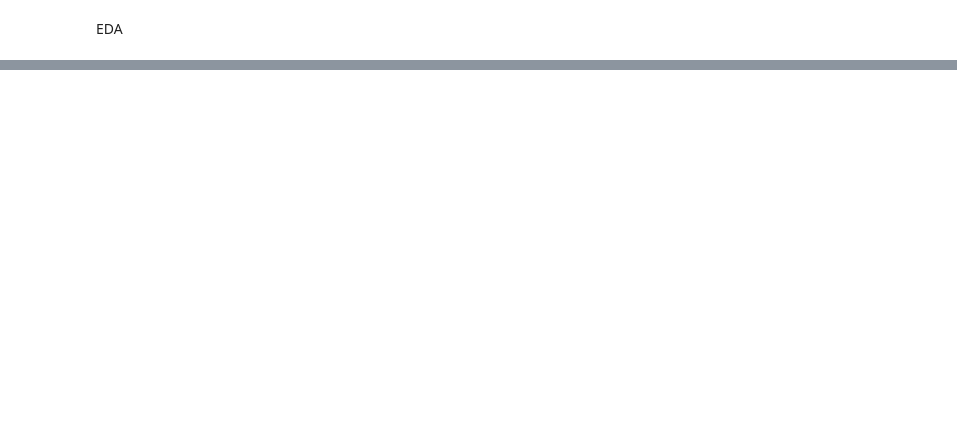
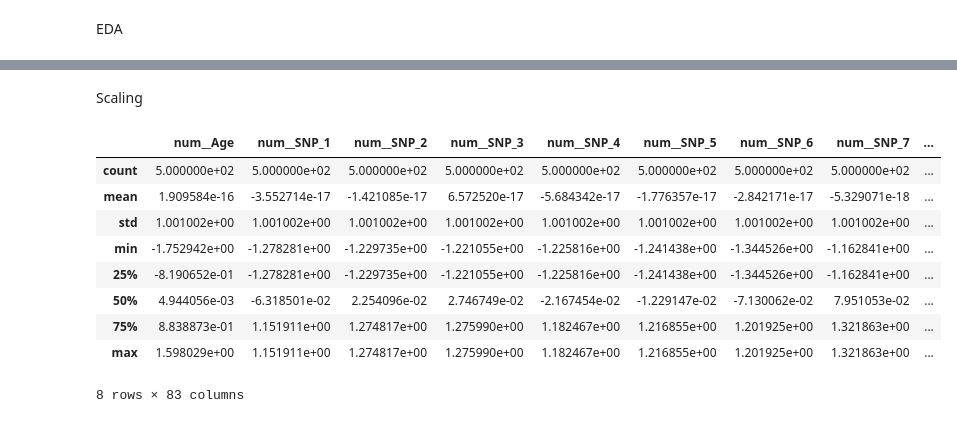
Before and after one commit to BethArnold204/Kaggle-notebooks, a Jupyter notebook: psygenome.ipynb, the cells around one changed output, grey strips where cells are left out. Drawn from its saved outputs; the diff is of its cells as text; code cells hidden in the pictures; blank space fills up the shorter version.

Commit message:
Kaggle Notebook | PsyGenome | version - OneHotEncoder and scaling

```diff
--- a/psygenome.ipynb
+++ b/psygenome.ipynb
@@ -67,0 +177,23 @@ plt.show()
+# %%
+from sklearn.compose import ColumnTransformer
+from sklearn.preprocessing import StandardScaler, OneHotEncoder
+
+# drop categorical values and keep numeric
+num_cols = df.drop(columns=["Diagnosis","Patient_ID","Gender","Family_History"]).columns
+
+#using columntransformer pipeline tool - handle encoding and scaling in one object
+# scales all numerial to mean = 0 SD = 1
+# one hot encoding of cat data to binary data
+# drops redundent column (dont need multiple cat columns)
+preprocessor = ColumnTransformer(
+    transformers=[
+        ("num", StandardScaler(), num_cols),
+        ("cat", OneHotEncoder(drop="first"), ["Gender","Family_History"])
+    ]
+)
+# %%
+X = df.drop(columns=["Diagnosis", "Patient_ID"])
+y = df["Diagnosis"]
+# %%
+# fit - learn params - transform the data (fit + transform)
+X_transformed = preprocessor.fit_transform(X)
@@ -67,0 +217,10 @@ plt.show()
+# %%
+# convert transformed array to dataframe
+feature_names = preprocessor.get_feature_names_out()
+
+X_transformed_df = pd.DataFrame(
+    X_transformed,
+    columns=feature_names
+)
+
+print(X_transformed_df.head())
@@ -67,0 +245,15 @@ plt.show()
+# %% [markdown]
+Scaling
+# %%
+X_transformed_df.describe()
+# %% [output]
+|  | num__Age | num__SNP_1 | num__SNP_2 | num__SNP_3 | num__SNP_4 | num__SNP_5 | num__SNP_6 | num__SNP_7 | ... |
+| count | 5.000000e+02 | 5.000000e+02 | 5.000000e+02 | 5.000000e+02 | 5.000000e+02 | 5.000000e+02 | 5.000000e+02 | 5.000000e+02 | ... |
+| mean | 1.909584e-16 | -3.552714e-17 | -1.421085e-17 | 6.572520e-17 | -5.684342e-17 | -1.776357e-17 | -2.842171e-17 | -5.329071e-18 | ... |
+| std | 1.001002e+00 | 1.001002e+00 | 1.001002e+00 | 1.001002e+00 | 1.001002e+00 | 1.001002e+00 | 1.001002e+00 | 1.001002e+00 | ... |
+| min | -1.752942e+00 | -1.278281e+00 | -1.229735e+00 | -1.221055e+00 | -1.225816e+00 | -1.241438e+00 | -1.344526e+00 | -1.162841e+00 | ... |
+| 25% | -8.190652e-01 | -1.278281e+00 | -1.229735e+00 | -1.221055e+00 | -1.225816e+00 | -1.241438e+00 | -1.344526e+00 | -1.162841e+00 | ... |
+| 50% | 4.944056e-03 | -6.318501e-02 | 2.254096e-02 | 2.746749e-02 | -2.167454e-02 | -1.229147e-02 | -7.130062e-02 | 7.951053e-02 | ... |
+| 75% | 8.838873e-01 | 1.151911e+00 | 1.274817e+00 | 1.275990e+00 | 1.182467e+00 | 1.216855e+00 | 1.201925e+00 | 1.321863e+00 | ... |
+| max | 1.598029e+00 | 1.151911e+00 | 1.274817e+00 | 1.275990e+00 | 1.182467e+00 | 1.216855e+00 | 1.201925e+00 | 1.321863e+00 | ... |
+8 rows × 83 columns
```
Also changed, not shown: parts of 13 cells of this notebook.
